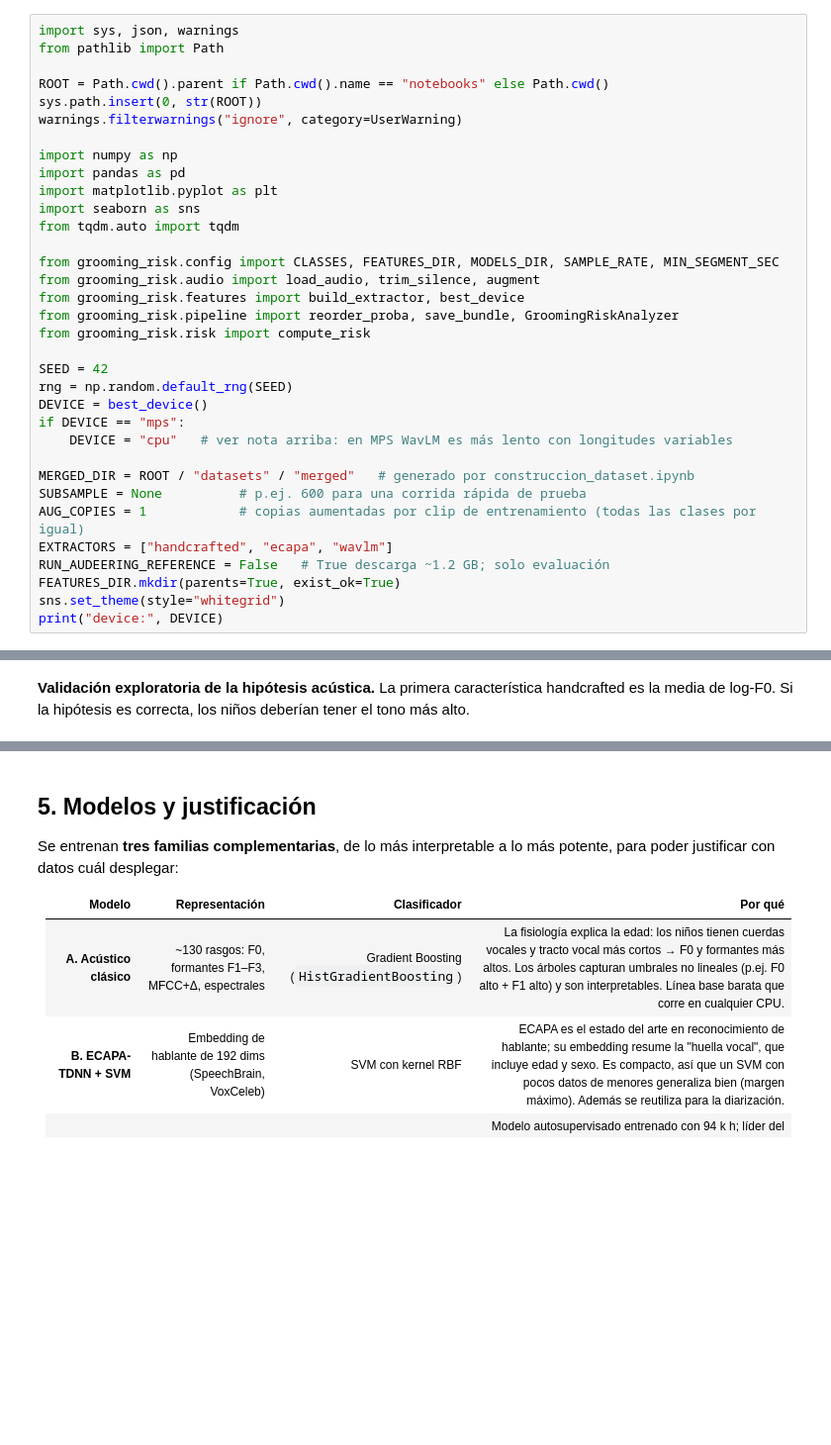
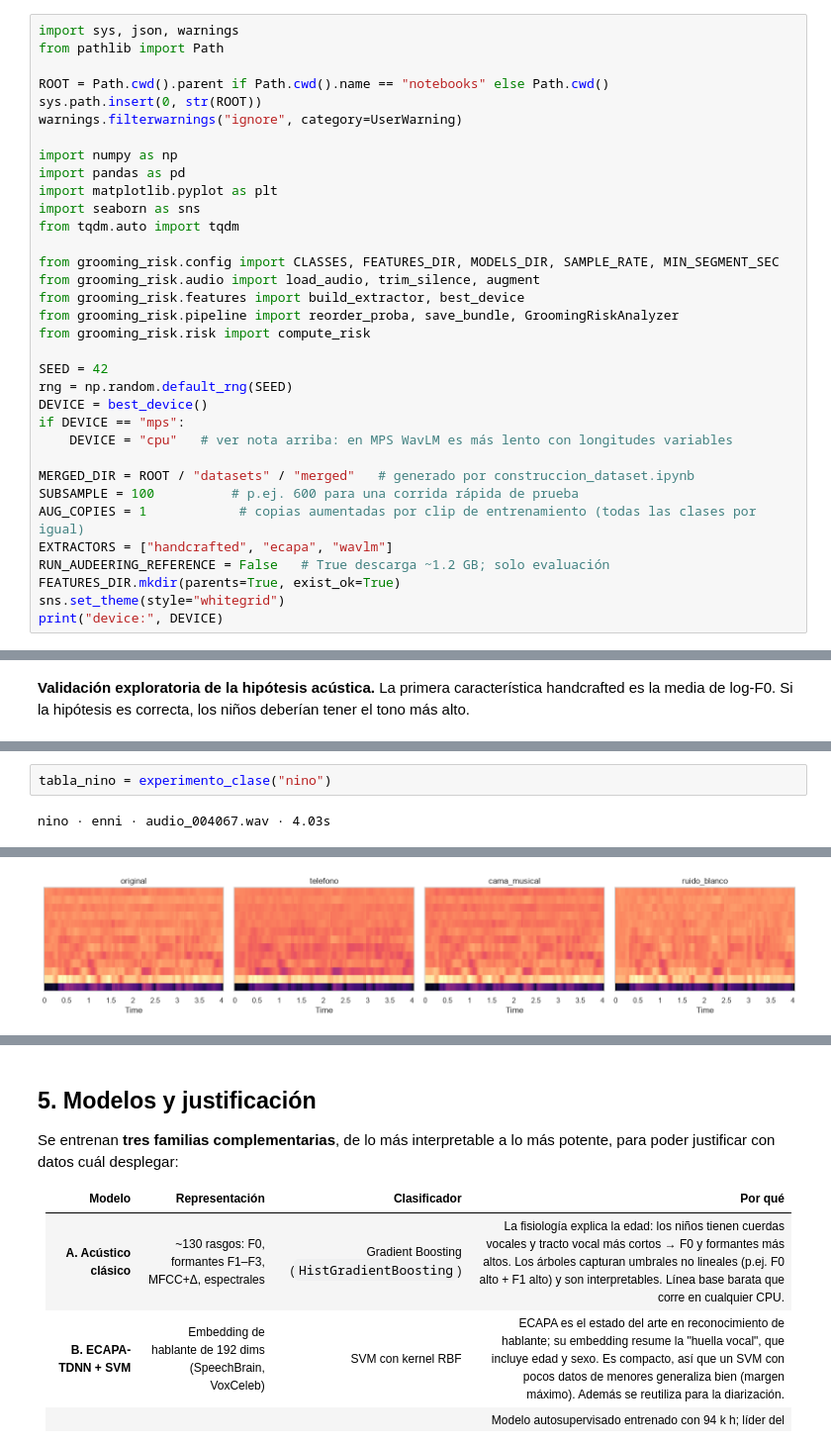
Before and after one commit to Joacimxd/Antigrooming-MLaudio, a Jupyter notebook: notebooks/riesgo_grooming_edad_voz.ipynb, the cells around one changed output, grey strips where cells are left out. Shown at 99% size. Cells and saved outputs as stored; diff of their text form; blank space fills up the shorter version.

```diff
--- a/notebooks/riesgo_grooming_edad_voz.ipynb
+++ b/notebooks/riesgo_grooming_edad_voz.ipynb
@@ -66,7 +66,7 @@ if DEVICE == "mps":
     DEVICE = "cpu"   # ver nota arriba: en MPS WavLM es más lento con longitudes variables
 
 MERGED_DIR = ROOT / "datasets" / "merged"   # generado por construccion_dataset.ipynb
-SUBSAMPLE = None          # p.ej. 600 para una corrida rápida de prueba
+SUBSAMPLE = 100          # p.ej. 600 para una corrida rápida de prueba
 AUG_COPIES = 1            # copias aumentadas por clip de entrenamiento (todas las clases por igual)
 EXTRACTORS = ["handcrafted", "ecapa", "wavlm"]
 RUN_AUDEERING_REFERENCE = False   # True descarga ~1.2 GB; solo evaluación
@@ -217,0 +438,4 @@ plt.title("Tono fundamental por grupo de edad"); plt.show()
+# %%
+tabla_nino = experimento_clase("nino")
+# %% [output]
+nino · enni · audio_004067.wav · 4.03s
@@ -217,0 +457 @@ plt.title("Tono fundamental por grupo de edad"); plt.show()
+[figure, added]
```
Also changed, not shown: parts of 14 cells of this notebook, 1 other file.
